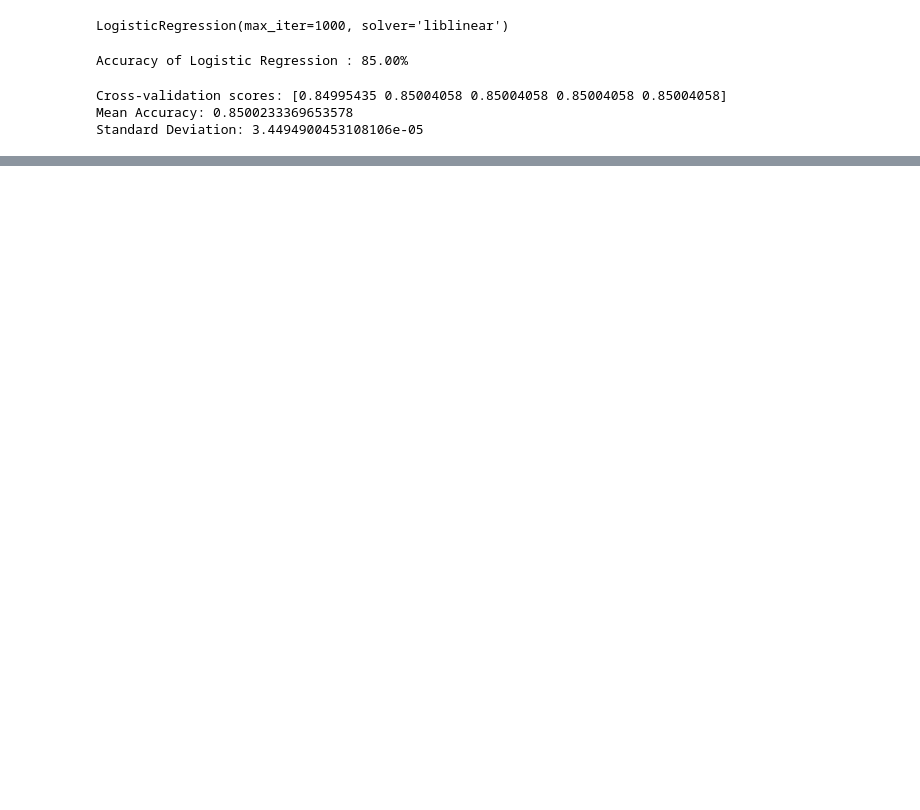
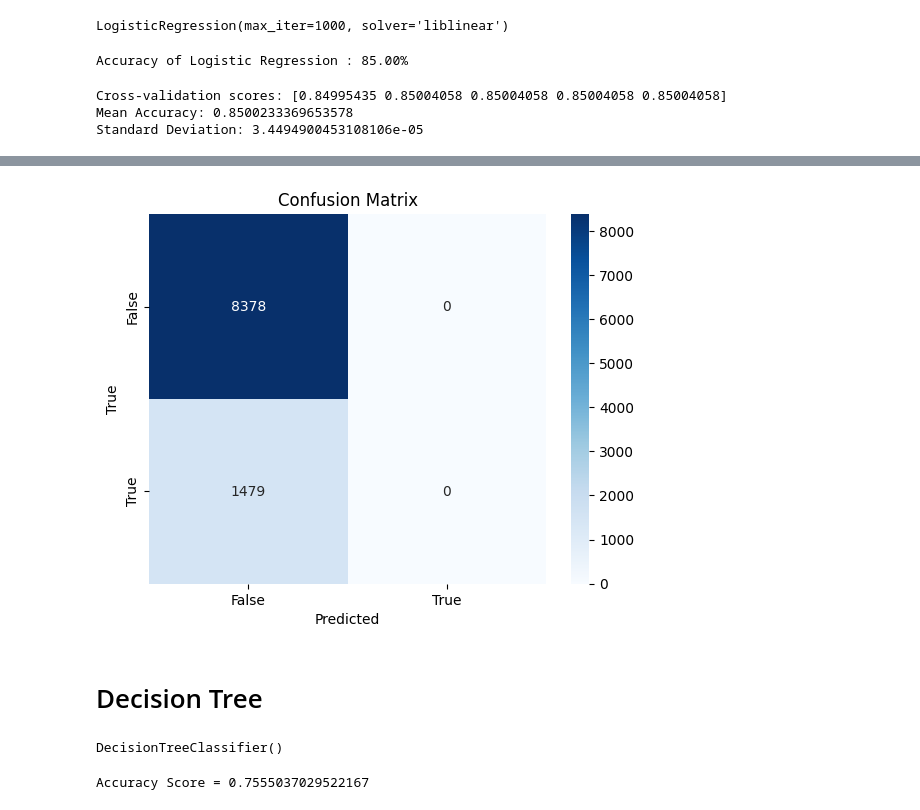
Before and after one commit to JOCRZ/BritishAirways-Intership, a Jupyter notebook: British-Airways/Ipython-book/model.ipynb, the cells around one changed output, grey strips where cells are left out. Drawn from its saved outputs; the diff is of its cells as text; code cells hidden in the pictures; blank space fills up the shorter version.

```diff
--- a/British-Airways/Ipython-book/model.ipynb
+++ b/British-Airways/Ipython-book/model.ipynb
@@ -475,3 +498,25 @@ print("Standard Deviation:", std_score)
 Cross-validation scores: [0.84995435 0.85004058 0.85004058 0.85004058 0.85004058]
 Mean Accuracy: 0.8500233369653578
 Standard Deviation: 3.4494900453108106e-05
+# %%
+
+from sklearn.metrics import confusion_matrix
+
+y_pred = lr.predict(A_test)
+
+# Step 3: Calculate the confusion matrix
+cm = confusion_matrix(b_test, y_pred)
+
+# Step 4: Interpret the confusion matrix
+tn, fp, fn, tp = cm.ravel()
+accuracy = (tp + tn) / (tp + tn + fp + fn)
+precision = tp / (tp + fp)
+recall = tp / (tp + fn)
+f1_score = 2 * (precision * recall) / (precision + recall)
+
+print("Confusion Matrix:")
+print(cm)
+print("Accuracy:", accuracy)
+print("Precision:", precision)
+print("Recall:", recall)
+print("F1 Score:", f1_score)
@@ -477,0 +531,28 @@ Standard Deviation: 3.4494900453108106e-05
+# %%
+cm = confusion_matrix(b_test, y_pred)
+
+# Step 4: Plot the confusion matrix
+labels = np.unique(b_test)
+sns.heatmap(cm, annot=True, cmap="Blues", fmt="d", xticklabels=labels, yticklabels=labels)
+plt.title("Confusion Matrix")
+plt.xlabel("Predicted")
+plt.ylabel("True")
+plt.show()
+# %% [output]
+[figure, added]
+# %% [markdown]
+# Decision Tree
+# %%
+from sklearn.tree import DecisionTreeClassifier
+
+dtree = DecisionTreeClassifier()
+dtree.fit(X_train, y_train)
+# %% [output]
+DecisionTreeClassifier()
+# %%
+from sklearn import metrics
+
+predictions = dtree.predict(X_test)
+print("Accuracy Score =", format(metrics.accuracy_score(y_test,predictions)))
+# %% [output]
+Accuracy Score = 0.7555037029522167
```
Also changed, not shown: parts of 20 cells of this notebook, 2 other files.
